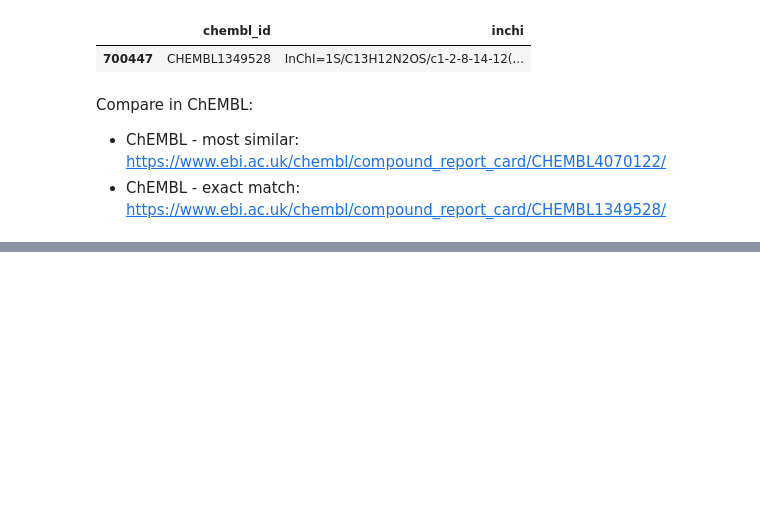
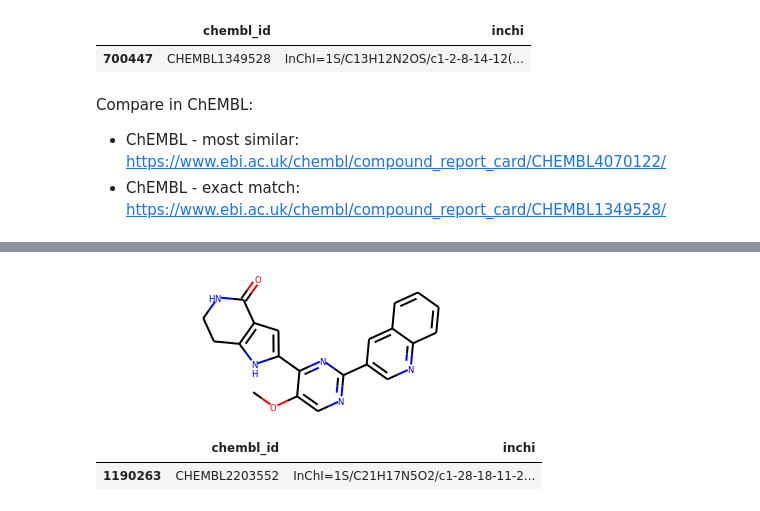
Before and after one commit to volkamerlab/KinFragLib, a Jupyter notebook: notebooks/0_0_combinatorial_library_exact_vs_most_similar.ipynb, the cells around one changed output, grey strips where cells are left out. Saved outputs shown, nothing was run; the diff lists cells and outputs as text; code cells hidden in the pictures; blank space fills up the shorter version.

Commit message:
Add example with same ChEMBL ID for exact/most similar but similarity <1

```diff
--- a/notebooks/0_0_combinatorial_library_exact_vs_most_similar.ipynb
+++ b/notebooks/0_0_combinatorial_library_exact_vs_most_similar.ipynb
@@ -183,0 +186,3 @@ Compare in ChEMBL:
+# %%
+recombined_ligand = exact_matches.loc[8, :]
+recombined_ligand
@@ -183,0 +203,18 @@ Compare in ChEMBL:
+# %%
+# Construct ligand from metadata
+fragment_library = read_fragment_library(Path('../data/fragment_library_reduced/'))
+mol = construct_ligand(
+    recombined_ligand.fragment_ids,
+    recombined_ligand.bond_ids,
+    fragment_library
+)
+# Show standardized molecule
+standardize_mol(mol)
+# %% [output]
+[figure, added]
+# %%
+# Get exact ChEMBL match
+chembl[chembl.inchi == recombined_ligand.inchi]
+# %% [output]
+|  | chembl_id | inchi |
+| 1190263 | CHEMBL2203552 | InChI=1S/C21H17N5O2/c1-28-18-11-2... |
```
Also changed, not shown: parts of 3 cells of this notebook.
